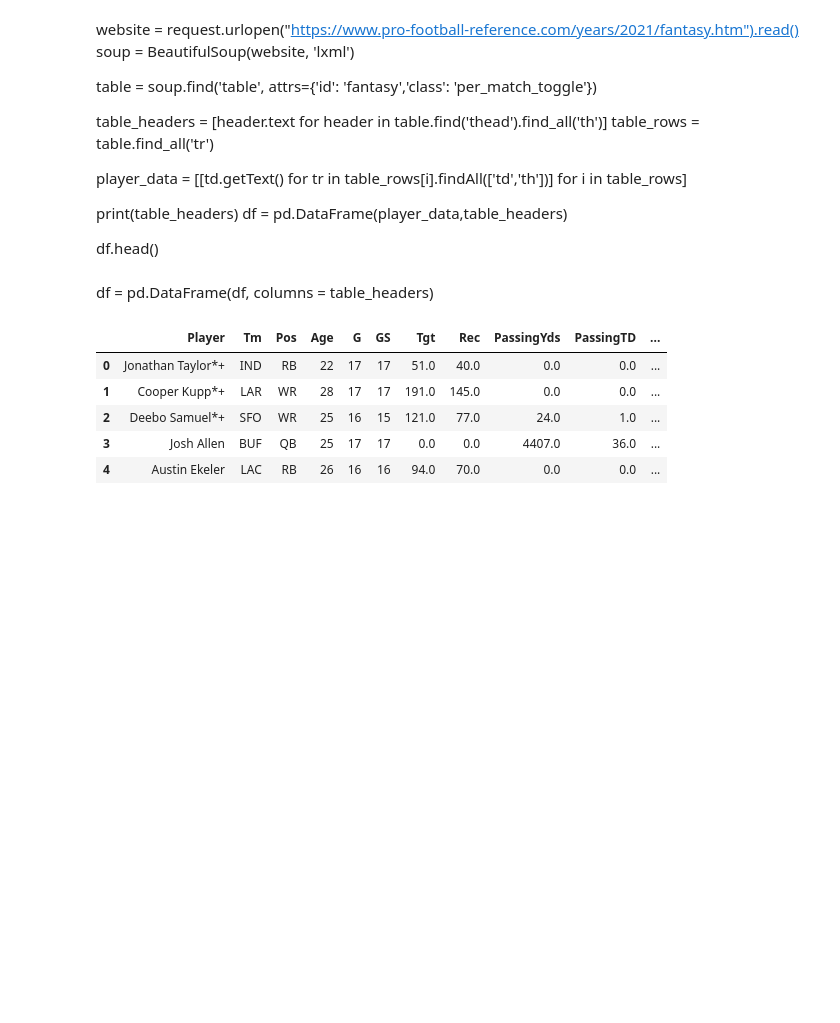
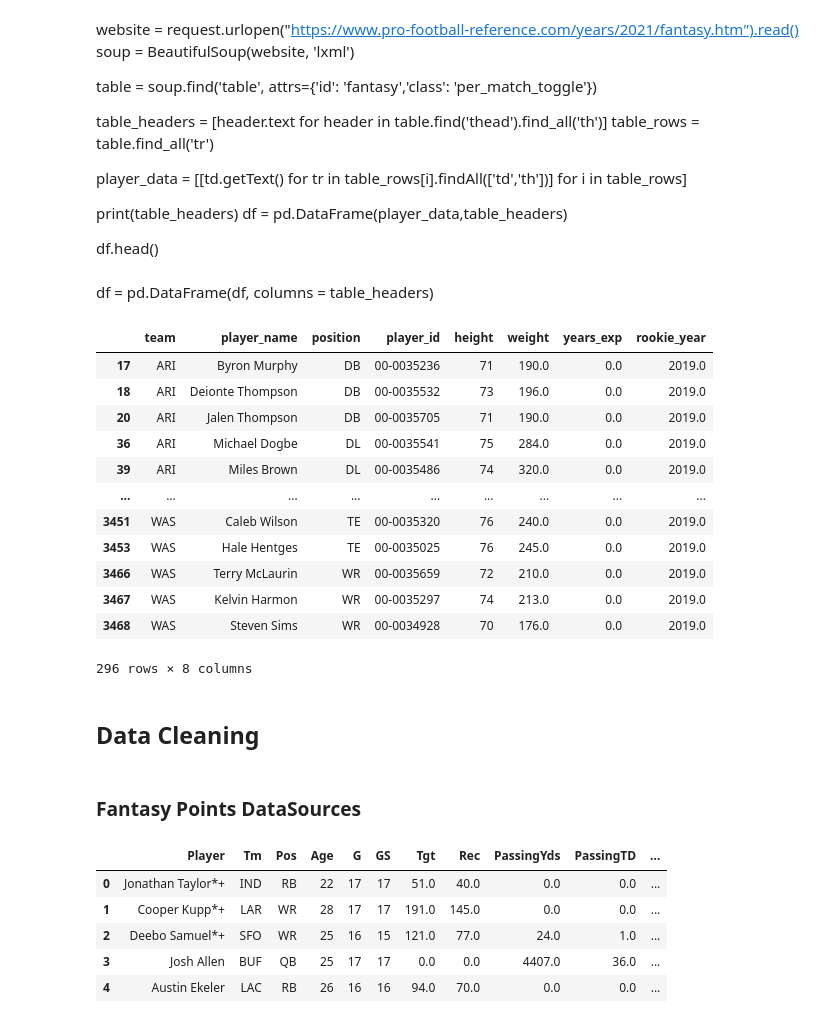
Before and after one commit to stephenkuc/Predicting_Fantasy_Football_Scores, a Jupyter notebook: FF_Analysis_ffpoints.ipynb, the cells around one changed output. Drawn from its saved outputs; the diff is of its cells as text; code cells hidden in the pictures; blank space fills up the shorter version.

```diff
--- a/FF_Analysis_ffpoints.ipynb
+++ b/FF_Analysis_ffpoints.ipynb
@@ -41,10 +41,16 @@ ff19 = pd.read_csv('https://raw.githubusercontent.com/fantasydatapros/data/maste
 team19 = pd.read_csv("C:/Users/steph/OneDrive/Documents/Data Projects/2019_NFL_COMBINE.csv", index_col = 0)
 team20 = pd.read_csv("C:/Users/steph/OneDrive/Documents/Data Projects/2020_NFL_COMBINE.csv", index_col = 0)
 team21 = pd.read_csv("C:/Users/steph/OneDrive/Documents/Data Projects/2021_NFL_COMBINE.csv", index_col = 0)
-team22 = pd.read_csv("C:/Users/steph/OneDrive/Documents/Data Projects/2022_NFL_COMBINE.csv", index_col = 0)
 
 # Incoming rookie data
 
+rosters = nfl.import_rosters([2019])
+
+rosters19 = nfl.import_rosters([2019], ['team', 'player_name','position', 'player_id', 'height', 'weight', 'years_exp', 'rookie_year'])
+
+rosters20 = nfl.import_rosters([2020], ['team', 'player_name', 'position', 'player_id', 'height', 'weight', 'years_exp', 'rookie_year'])
+
+rosters21 = nfl.import_rosters([2021], ['team', 'player_name', 'position', 'player_id', 'height', 'weight', 'years_exp', 'rookie_year'])
 
 
 # PFF Data (OL rankings, etc)
@@ -52,6 +58,26 @@ team22 = pd.read_csv("C:/Users/steph/OneDrive/Documents/Data Projects/2022_NFL_C
 
 # Injury Data?
 # contract data? years in the league?
+# %%
+rosters19.loc[rosters19['rookie_year'] == 2019]
+# %% [output]
+|  | team | player_name | position | player_id | height | weight | years_exp | rookie_year |
+| 17 | ARI | Byron Murphy | DB | 00-0035236 | 71 | 190.0 | 0.0 | 2019.0 |
+| 18 | ARI | Deionte Thompson | DB | 00-0035532 | 73 | 196.0 | 0.0 | 2019.0 |
+| 20 | ARI | Jalen Thompson | DB | 00-0035705 | 71 | 190.0 | 0.0 | 2019.0 |
+| 36 | ARI | Michael Dogbe | DL | 00-0035541 | 75 | 284.0 | 0.0 | 2019.0 |
+| 39 | ARI | Miles Brown | DL | 00-0035486 | 74 | 320.0 | 0.0 | 2019.0 |
+| ... | ... | ... | ... | ... | ... | ... | ... | ... |
+| 3451 | WAS | Caleb Wilson | TE | 00-0035320 | 76 | 240.0 | 0.0 | 2019.0 |
+| 3453 | WAS | Hale Hentges | TE | 00-0035025 | 76 | 245.0 | 0.0 | 2019.0 |
+| 3466 | WAS | Terry McLaurin | WR | 00-0035659 | 72 | 210.0 | 0.0 | 2019.0 |
+| 3467 | WAS | Kelvin Harmon | WR | 00-0035297 | 74 | 213.0 | 0.0 | 2019.0 |
+| 3468 | WAS | Steven Sims | WR | 00-0034928 | 70 | 176.0 | 0.0 | 2019.0 |
+296 rows × 8 columns
+# %% [markdown]
+## Data Cleaning
+# %% [markdown]
+### Fantasy Points DataSources
 # %%
 ff21.head()
 # %% [output]
```
Also changed, not shown: parts of 28 cells of this notebook.
